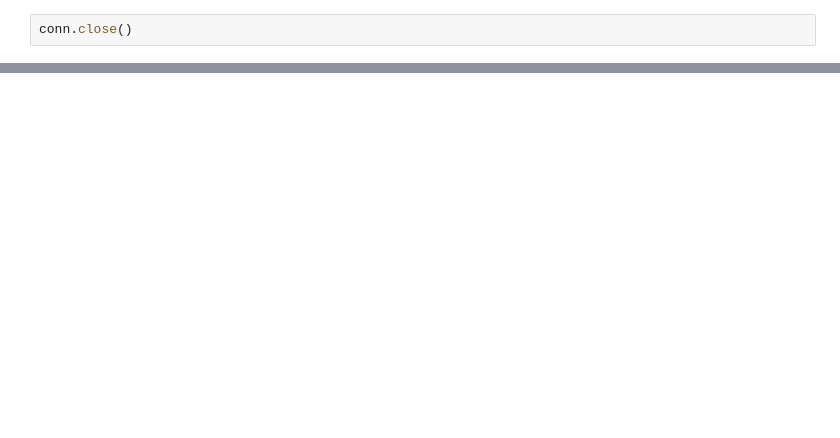
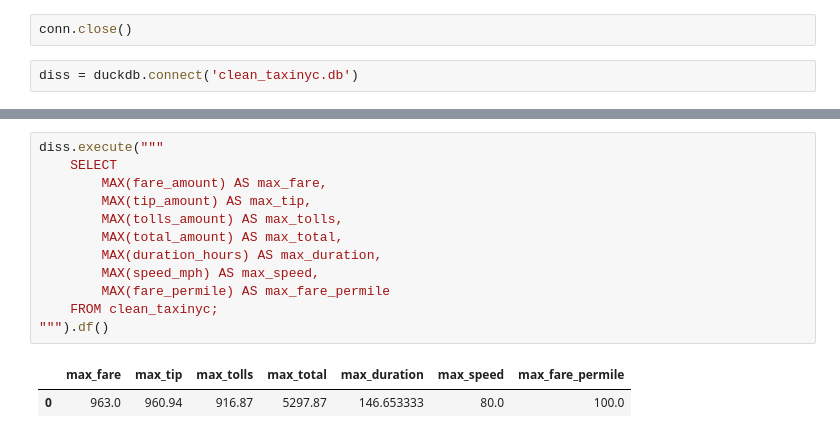
Before and after one commit to vodliosje/TaxiNYC, a Jupyter notebook: notebooks/2.2_duck_schema.ipynb, the cells around one changed output, grey strips where cells are left out. Saved outputs shown, nothing was run; the diff lists cells and outputs as text; blank space fills up the shorter version.

```diff
--- a/notebooks/2.2_duck_schema.ipynb
+++ b/notebooks/2.2_duck_schema.ipynb
@@ -320,2 +387,4 @@ conn.execute(
 # %%
 conn.close()
+# %%
+diss = duckdb.connect('clean_taxinyc.db')
@@ -321,0 +408,15 @@ conn.close()
+# %%
+diss.execute("""
+    SELECT
+        MAX(fare_amount) AS max_fare,
+        MAX(tip_amount) AS max_tip,
+        MAX(tolls_amount) AS max_tolls,
+        MAX(total_amount) AS max_total,
+        MAX(duration_hours) AS max_duration,
+        MAX(speed_mph) AS max_speed,
+        MAX(fare_permile) AS max_fare_permile
+    FROM clean_taxinyc;
+""").df()
+# %% [output]
+|  | max_fare | max_tip | max_tolls | max_total | max_duration | max_speed | max_fare_permile |
+| 0 | 963.0 | 960.94 | 916.87 | 5297.87 | 146.653333 | 80.0 | 100.0 |
```
Also changed, not shown: parts of 7 cells of this notebook, 1 other file.
